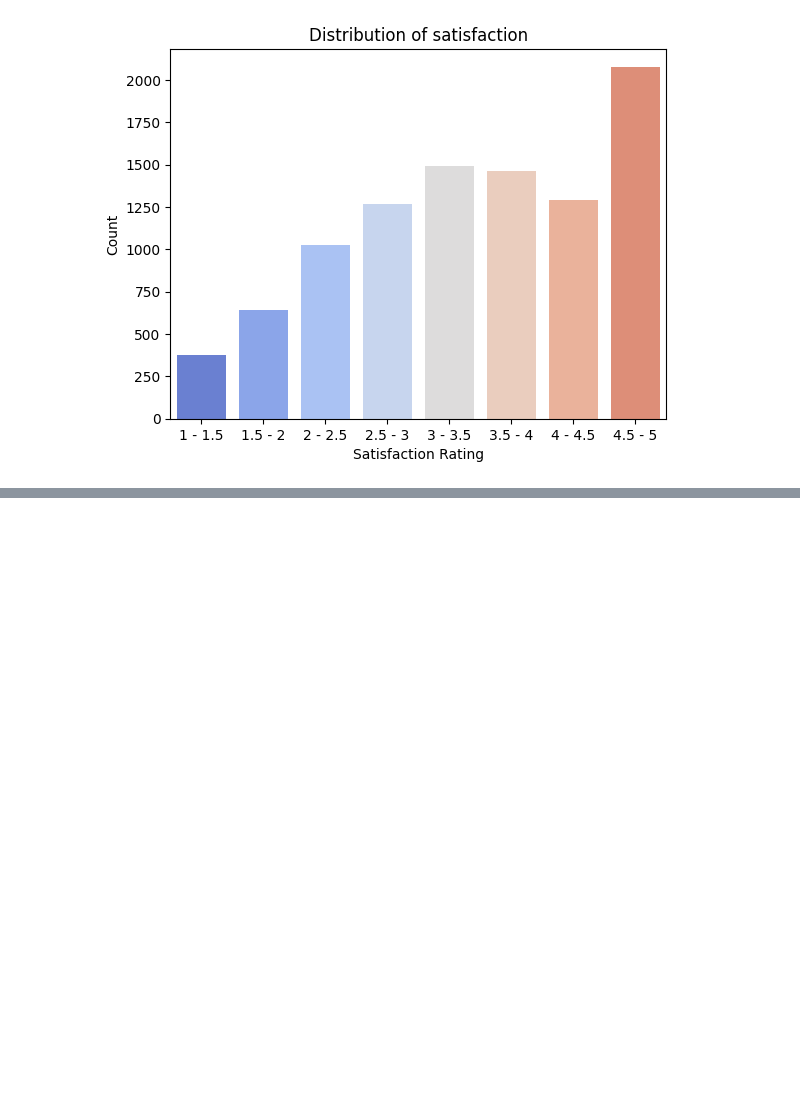
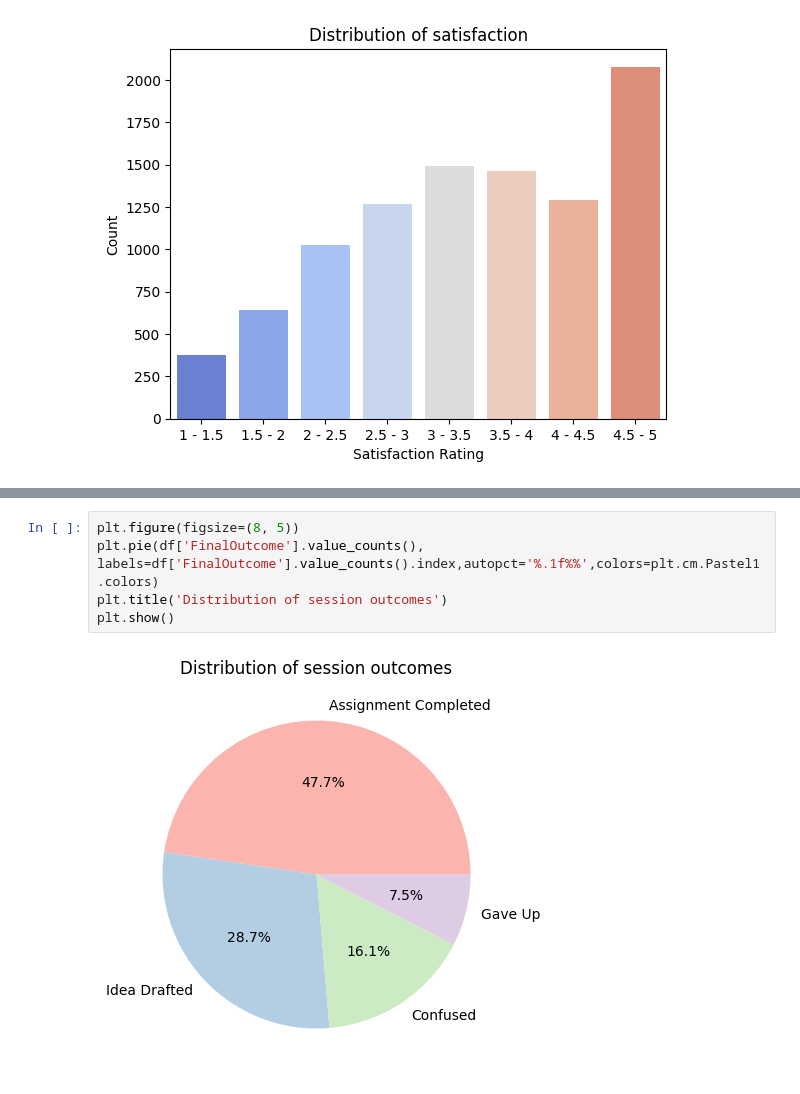
Before and after one commit to Ebratul/practices, a Jupyter notebook: demo1/ai_assistant.ipynb, the cells around one changed output, grey strips where cells are left out. Drawn from its saved outputs; the diff is of its cells as text; blank space fills up the shorter version.

```diff
--- a/demo1/ai_assistant.ipynb
+++ b/demo1/ai_assistant.ipynb
@@ -138,0 +211,7 @@ Passing `palette` without assigning `hue` is deprecated and will be removed in v
+# %%
+plt.figure(figsize=(8, 5))
+plt.pie(df['FinalOutcome'].value_counts(), labels=df['FinalOutcome'].value_counts().index,autopct='%.1f%%',colors=plt.cm.Pastel1.colors)
+plt.title('Distribution of session outcomes')
+plt.show()
+# %% [output]
+[figure, added]
```
Also changed, not shown: parts of 33 cells of this notebook.
